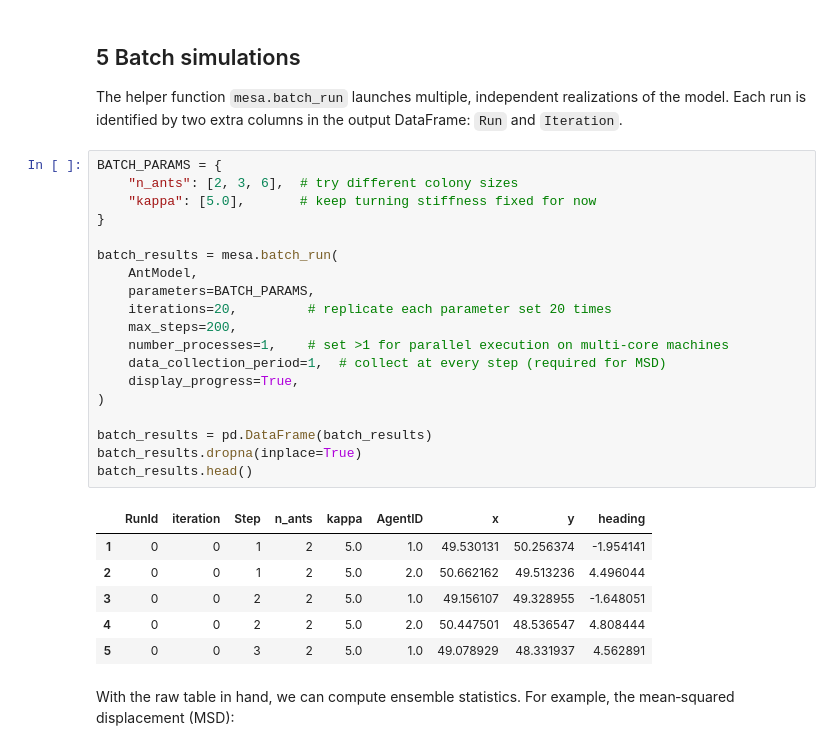
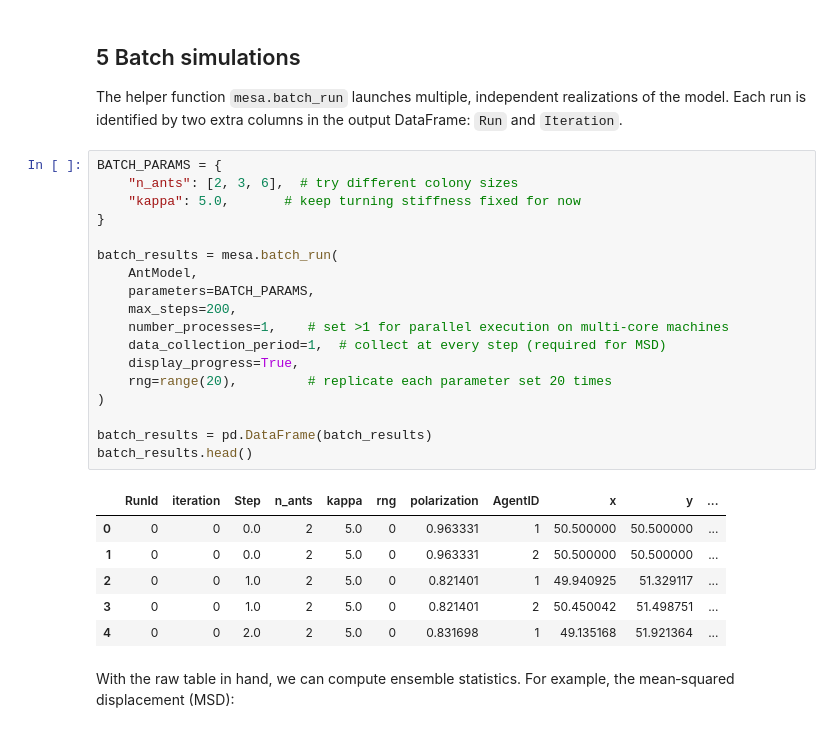
Before and after one commit to vagechirkov/Modeling-Ant-Foraging, a Jupyter notebook: Day 1/random_walk.ipynb, the cells around one changed output. Cells and saved outputs as stored; diff of their text form.

```diff
--- a/Day 1/random_walk.ipynb
+++ b/Day 1/random_walk.ipynb
@@ -205,29 +150,28 @@ Each run is identified by two extra columns in the output DataFrame: `Run` and `
 # %%
 BATCH_PARAMS = {
     "n_ants": [2, 3, 6],  # try different colony sizes
-    "kappa": [5.0],       # keep turning stiffness fixed for now
+    "kappa": 5.0,       # keep turning stiffness fixed for now
 }
 
 batch_results = mesa.batch_run(
     AntModel,
     parameters=BATCH_PARAMS,
-    iterations=20,         # replicate each parameter set 20 times
     max_steps=200,
     number_processes=1,    # set >1 for parallel execution on multi‑core machines
     data_collection_period=1,  # collect at every step (required for MSD)
     display_progress=True,
+    rng=range(20),         # replicate each parameter set 20 times
 )
 
 batch_results = pd.DataFrame(batch_results)
-batch_results.dropna(inplace=True)
 batch_results.head()
 # %% [output]
-|  | RunId | iteration | Step | n_ants | kappa | AgentID | x | y | heading |
-| 1 | 0 | 0 | 1 | 2 | 5.0 | 1.0 | 49.530131 | 50.256374 | -1.954141 |
-| 2 | 0 | 0 | 1 | 2 | 5.0 | 2.0 | 50.662162 | 49.513236 | 4.496044 |
-| 3 | 0 | 0 | 2 | 2 | 5.0 | 1.0 | 49.156107 | 49.328955 | -1.648051 |
-| 4 | 0 | 0 | 2 | 2 | 5.0 | 2.0 | 50.447501 | 48.536547 | 4.808444 |
-| 5 | 0 | 0 | 3 | 2 | 5.0 | 1.0 | 49.078929 | 48.331937 | 4.562891 |
+|  | RunId | iteration | Step | n_ants | kappa | rng | polarization | AgentID | x | y | ... |
+| 0 | 0 | 0 | 0.0 | 2 | 5.0 | 0 | 0.963331 | 1 | 50.500000 | 50.500000 | ... |
+| 1 | 0 | 0 | 0.0 | 2 | 5.0 | 0 | 0.963331 | 2 | 50.500000 | 50.500000 | ... |
+| 2 | 0 | 0 | 1.0 | 2 | 5.0 | 0 | 0.821401 | 1 | 49.940925 | 51.329117 | ... |
+| 3 | 0 | 0 | 1.0 | 2 | 5.0 | 0 | 0.821401 | 2 | 50.450042 | 51.498751 | ... |
+| 4 | 0 | 0 | 2.0 | 2 | 5.0 | 0 | 0.831698 | 1 | 49.135168 | 51.921364 | ... |
 # %% [markdown]
 With the raw table in hand, we can compute ensemble statistics.
 For example, the mean‑squared displacement (MSD):
```
Also changed, not shown: parts of 15 cells of this notebook, 1 other file.
